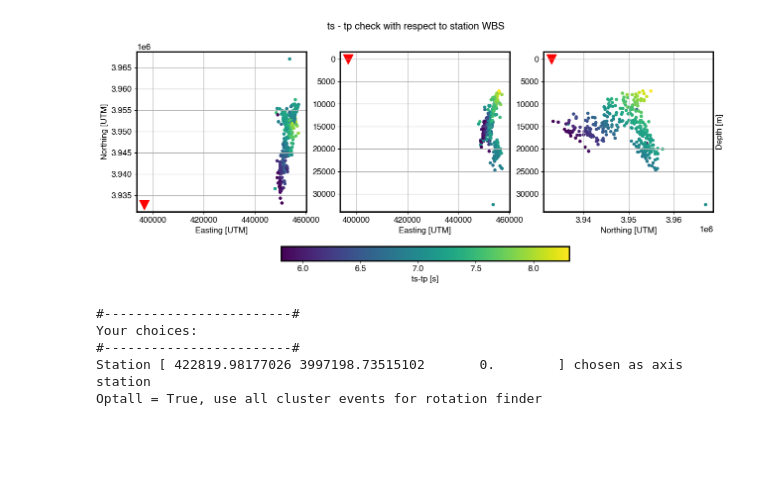
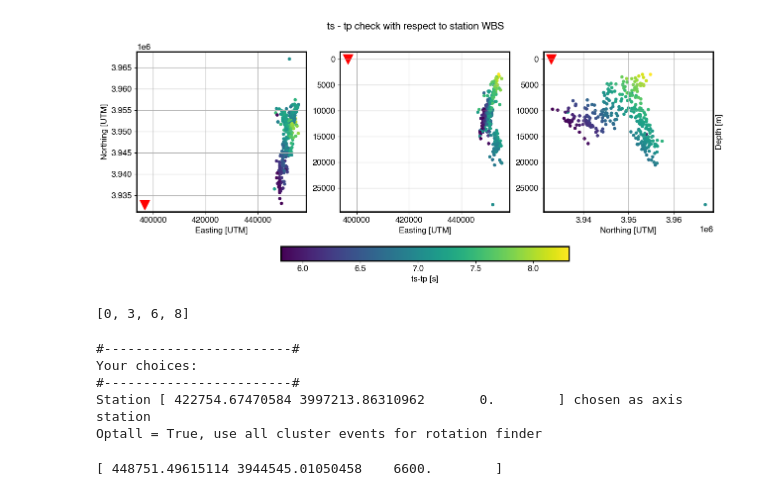
Before and after one commit to ktuin/HADES-R, a Jupyter notebook: notebooks/ridgecrest_example_part2.ipynb, the cells around one changed output. Saved outputs shown, nothing was run; the diff lists cells and outputs as text; code cells hidden in the pictures; blank space fills up the shorter version.

```diff
--- a/notebooks/ridgecrest_example_part2.ipynb
+++ b/notebooks/ridgecrest_example_part2.ipynb
@@ -72,13 +72,26 @@ def invert_rotations_spatial(cluster, rotations, station, bary):
 
 
     return cF
+
+def read_refs(input_file):
+    # Open the file and read its lines
+    with open(input_file, 'r') as file:
+        lines = file.readlines()
+
+    # Find the lines that start with "#"
+    event_indexes = [index for index, line in enumerate(lines) if line.startswith("#")]
+
+    # Find the lines that start with "#R" within the events
+    ref_event_indexes = [event_indexes.index(index) for index in event_indexes if lines[index].startswith("#R")]
+
+    return ref_event_indexes
 # %%
 hypoDD_locs = np.loadtxt('./data/inputs/hypoDD_locs_ridge.csv', delimiter=';')
 
 
 # Create an input object with data loaded
 data_path = './data/'
-input_file_4 = 'inputs/ridgecrest_gji_4.dat'       # This contains the event times and arrival time picks
+input_file_4 = 'inputs/ridgecrest_gji_4_a1.dat'       # This contains the event times and arrival time picks
 station_file = 'inputs/stations_ridge.txt'     # This contains the station locations
 
 # Homogeneous velocity estimates for the Ridgecrest example
@@ -97,7 +110,7 @@ hobj_1 = hades_input(
 )
 
 # And think of a filename to deposit our results in
-out_file = 'ridgecrest_twostations_1'
+out_file = 'ridgecrest_twostations_1_a1'
 
 hobj_1.relative_frame(Vp,Vs,stations,y_ref=-1,z_ref=1,fixed_depth=8)
 hobj_1.distance_calculation(Vp,Vs,stations)
@@ -110,4 +123,9 @@ hloc_1.location(out_file, mode='rel', plot=True)
 # %%
+# [0,3,6,8]
+
+
+refs = read_refs(f'./data/{input_file_4}')
+
 # Let's take a closer look
 origin = hloc_1.input.origin
 
@@ -119,7 +137,7 @@ locs_1[:,1] = locs_1[:,1] + origin_UTM[1]
 
 
 #### Which results do you want to take a closer look at? ##################
-look = sortout(locs_1, np.array([0,3,6,8])+1)                           # locs_15, locs_8, locs_4, locs_1
+look = sortout(locs_1, np.array(refs)+1)                           # locs_15, locs_8, locs_4, locs_1
 stations = hobj_1.stations.copy()       # hobj_15, hobj_8, hobj_4, hobj_1
 stat_choice = 'WBS' # 'WBS' or 'WMF'
 ###########################################################################
@@ -134,40 +152,44 @@ fig, ax = plt.subplots(1,3, figsize=(15,6))
 ax[0].grid()
 ax[0].scatter(look[:,0], look[:,1], s=15, c=evtsps, cmap='viridis')
 ax[0].scatter(stations[stat_choice][0]+origin_UTM[0], stations[stat_choice][1]+origin_UTM[1],
                 marker='v', s=200, c='r')
 ax[0].set_xlabel('Easting [UTM]')
 ax[0].set_ylabel('Northing [UTM]')
 
 
 ax[1].grid()
 ax[1].scatter(look[:,0], look[:,2], s=15, c=evtsps, cmap='viridis')
 ax[1].scatter(stations[stat_choice][0]+origin_UTM[0], stations[stat_choice][2],
                 marker='v', s=200, c='r')
 ax[1].invert_yaxis()
 ax[1].set_xlabel('Easting [UTM]')
 
 ax[2].grid()
 im=ax[2].scatter(look[:,1], look[:,2], s=15, c=evtsps, cmap='viridis')
 ax[2].scatter(stations[stat_choice][1]+origin_UTM[1], stations[stat_choice][2],
                 marker='v', s=200, c='r')
 ax[2].invert_yaxis()
 ax[2].set_xlabel('Northing [UTM]')
 ax[2].set_ylabel('Depth [m]')
 ax[2].yaxis.set_label_position('right')
 
 plt.colorbar(im, ax=ax[:], shrink=.5, label='ts-tp [s]', orientation='horizontal')
 plt.suptitle(f'ts - tp check with respect to station {stat_choice}')
 
 # plt.tight_layout()
 plt.show()
 # %% [output]
-[figure, old version]
+[figure, new version]
+# %%
+refs
+# %% [output]
+[0, 3, 6, 8]
 # %%
 axis = 1
 
 stations = hobj_1.stations
 
-locs_1 = sortout(locs_1, np.array([0,3,6,8])+1)
+locs_1_b = sortout(locs_1, np.array(refs)+1)
 stats = np.array([
     [stations['WBS'][0]+origin_UTM[0], stations['WBS'][1]+origin_UTM[1], stations['WBS'][2]],
     [stations['WMF'][0]+origin_UTM[0], stations['WMF'][1]+origin_UTM[1], stations['WMF'][2]]
@@ -176,12 +198,16 @@ stats = np.array([
 # locs_1[:,0] = locs_1[:,0] + origin_UTM[0]
 # locs_1[:,1] = locs_1[:,1] + origin_UTM[1]
 
-bary, v0, v1, v2, cluster_opt, dtps_obs, stavect = ru.setup(optall=True, master_evts=np.array([0,3,6,8]),cluster=None, dtps_obs=np.array([hloc_1.evtsps.copy()['WBS'], np.array(hloc_1.evtsps.copy()['WMF'])]),
-                cluster_rot=locs_1, stations=stats, station_axis=axis, vs=Vs, vp=Vp, baryp=locs_1[0,:])
+bary, v0, v1, v2, cluster_opt, dtps_obs, stavect = ru.setup(optall=True, master_evts=np.array(refs),cluster=None, dtps_obs=np.array([hloc_1.evtsps.copy()['WBS'], np.array(hloc_1.evtsps.copy()['WMF'])]),
+                cluster_rot=locs_1_b, stations=stats, station_axis=axis, vs=Vs, vp=Vp, baryp=locs_1_b[refs[0],:])
 # %% [output]
 #------------------------#
 Your choices:
 #------------------------#
-Station [ 422819.98177026 3997198.73515102       0.        ] chosen as axis station
+Station [ 422754.67470584 3997213.86310962       0.        ] chosen as axis station
 Optall = True, use all cluster events for rotation finder
+# %%
+print(bary)
+# %% [output]
+[ 448751.49615114 3944545.01050458    6600.        ]
 # %%
```
Also changed, not shown: parts of 12 cells of this notebook, 15 other files.
